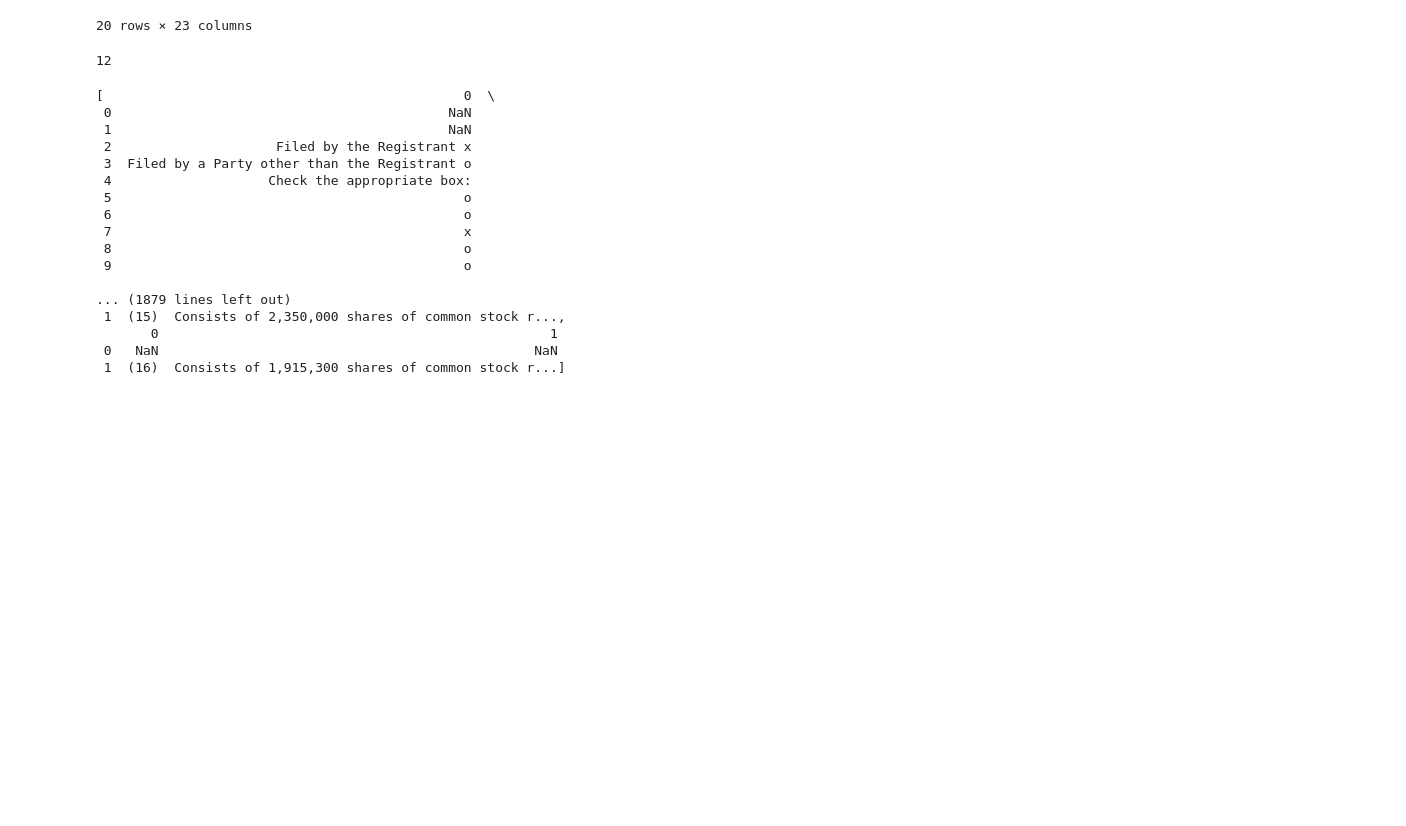
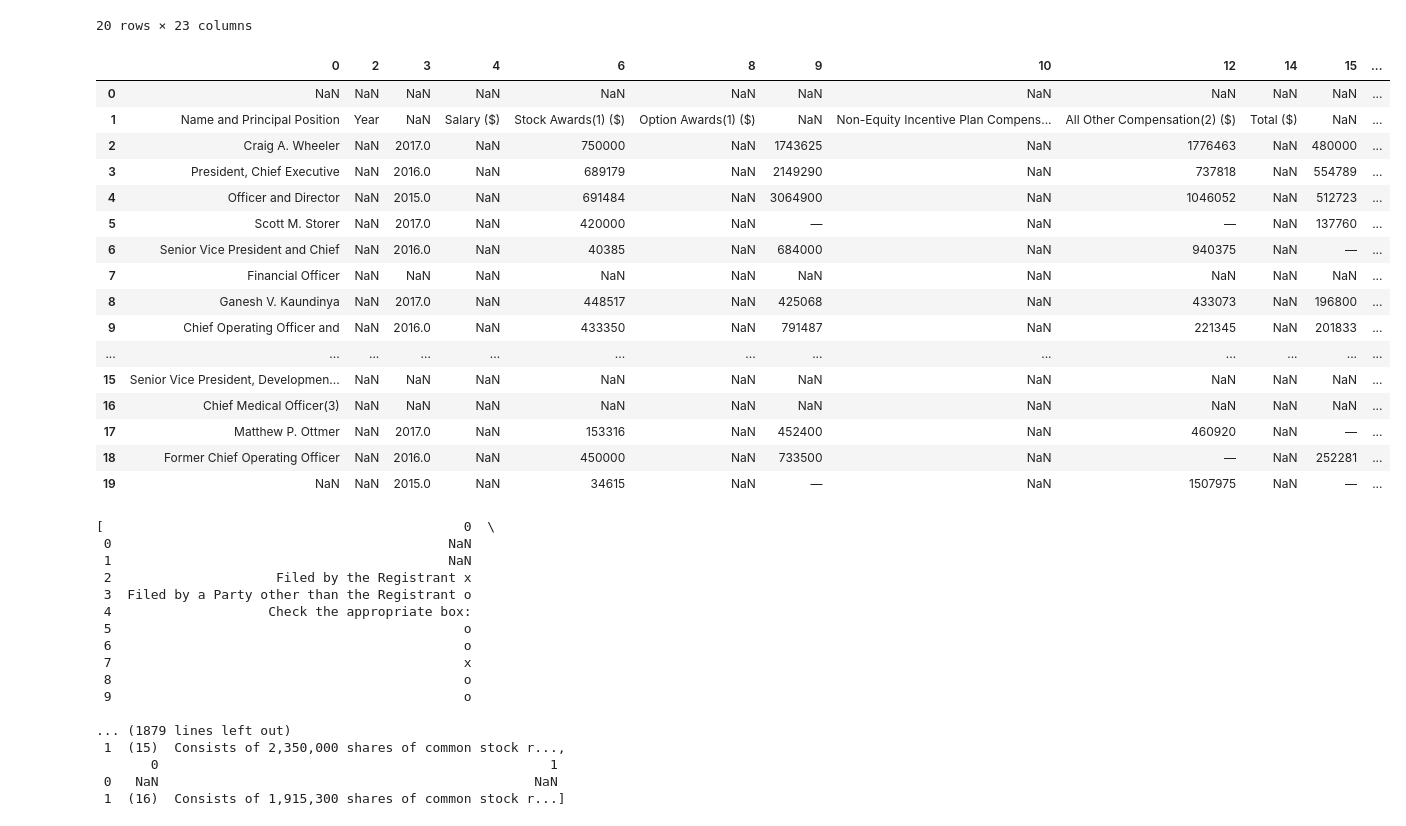
Before and after one commit to mooredj565/python_scripts, a Jupyter notebook: DEF14A Search.ipynb, the cells around one changed output. Drawn from its saved outputs; the diff is of its cells as text; code cells hidden in the pictures; blank space fills up the shorter version.

```diff
--- a/DEF14A Search.ipynb
+++ b/DEF14A Search.ipynb
@@ -127,17 +127,34 @@ filing_reader[2][1][21]
 # %%
 tester = []
 interim = filing_reader[2][1][21].dropna(how = 'all', axis = 1)
 searchParameters = ("Name|Officer|Position|Salary|Stock|Award|Option|Non‑Equity Incentive Plan|Compensation|All Other|Total|Year")
 
 
 for i in range(0,interim.shape[1]):
     tester.append(interim.iloc[i].str.contains(searchParameters).sum())
 
 
-sum(tester)
-#interim
+tester
+#sum(tester)
+interim
 # %% [output]
-12
+|  | 0 | 2 | 3 | 4 | 6 | 8 | 9 | 10 | 12 | 14 | 15 | ... |
+| 0 | NaN | NaN | NaN | NaN | NaN | NaN | NaN | NaN | NaN | NaN | NaN | ... |
+| 1 | Name and Principal Position | Year | NaN | Salary ($) | Stock Awards(1) ($) | Option Awards(1) ($) | NaN | Non-Equity Incentive Plan Compens... | All Other Compensation(2) ($) | Total ($) | NaN | ... |
+| 2 | Craig A. Wheeler | NaN | 2017.0 | NaN | 750000 | NaN | 1743625 | NaN | 1776463 | NaN | 480000 | ... |
+| 3 | President, Chief Executive | NaN | 2016.0 | NaN | 689179 | NaN | 2149290 | NaN | 737818 | NaN | 554789 | ... |
+| 4 | Officer and Director | NaN | 2015.0 | NaN | 691484 | NaN | 3064900 | NaN | 1046052 | NaN | 512723 | ... |
+| 5 | Scott M. Storer | NaN | 2017.0 | NaN | 420000 | NaN | — | NaN | — | NaN | 137760 | ... |
+| 6 | Senior Vice President and Chief | NaN | 2016.0 | NaN | 40385 | NaN | 684000 | NaN | 940375 | NaN | — | ... |
+| 7 | Financial Officer | NaN | NaN | NaN | NaN | NaN | NaN | NaN | NaN | NaN | NaN | ... |
+| 8 | Ganesh V. Kaundinya | NaN | 2017.0 | NaN | 448517 | NaN | 425068 | NaN | 433073 | NaN | 196800 | ... |
+| 9 | Chief Operating Officer and | NaN | 2016.0 | NaN | 433350 | NaN | 791487 | NaN | 221345 | NaN | 201833 | ... |
+| ... | ... | ... | ... | ... | ... | ... | ... | ... | ... | ... | ... | ... |
+| 15 | Senior Vice President, Developmen... | NaN | NaN | NaN | NaN | NaN | NaN | NaN | NaN | NaN | NaN | ... |
+| 16 | Chief Medical Officer(3) | NaN | NaN | NaN | NaN | NaN | NaN | NaN | NaN | NaN | NaN | ... |
+| 17 | Matthew P. Ottmer | NaN | 2017.0 | NaN | 153316 | NaN | 452400 | NaN | 460920 | NaN | — | ... |
+| 18 | Former Chief Operating Officer | NaN | 2016.0 | NaN | 450000 | NaN | 733500 | NaN | — | NaN | 252281 | ... |
+| 19 | NaN | NaN | 2015.0 | NaN | 34615 | NaN | — | NaN | 1507975 | NaN | — | ... |
 # %%
 filing_reader[0][1]
 # %% [output]
```
Also changed, not shown: parts of 2 cells of this notebook.
